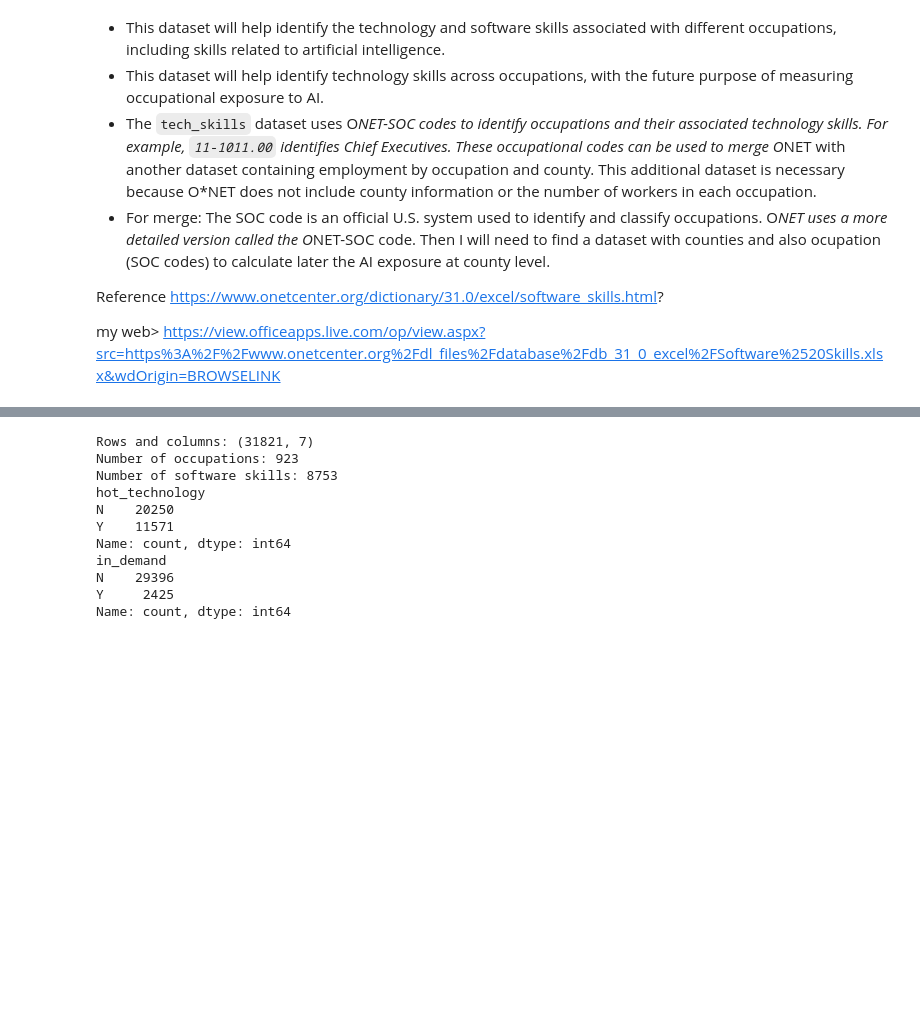
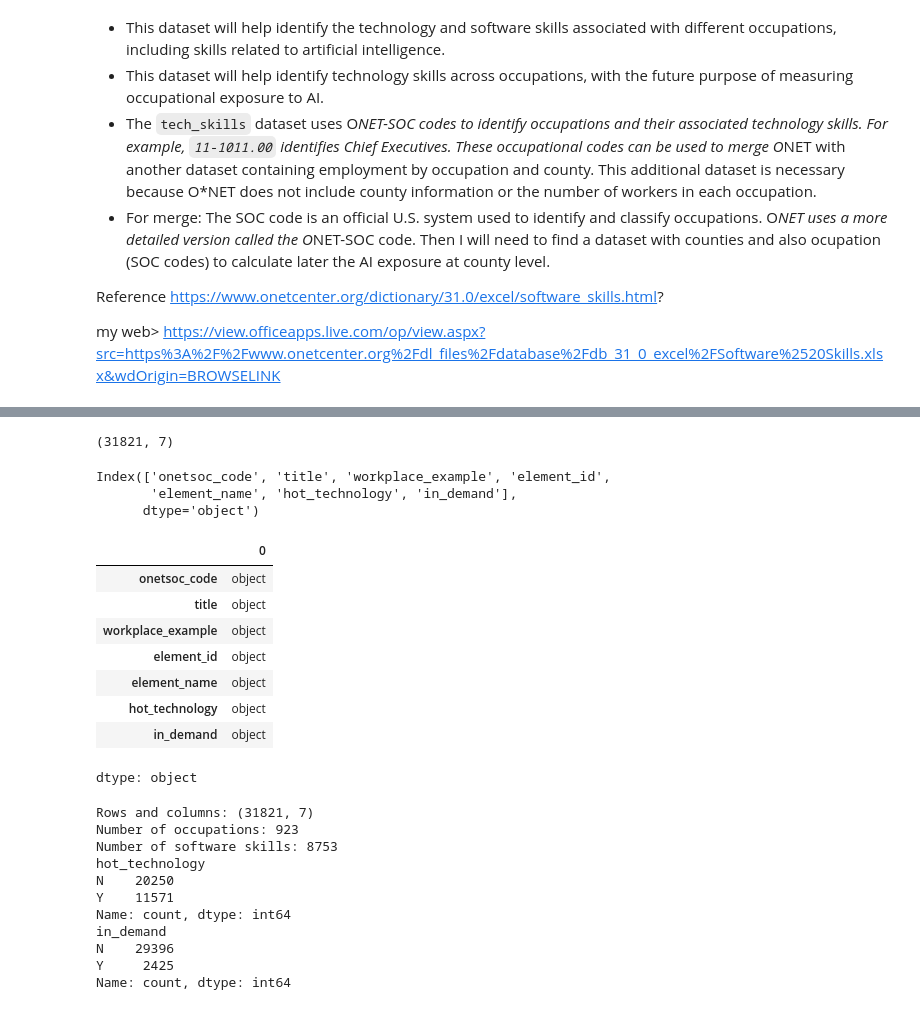
Before and after one commit to shirleyrutgers/DataManPy, a Jupyter notebook: ps1dataman.ipynb, the cells around one changed output, grey strips where cells are left out. Saved outputs shown, nothing was run; the diff lists cells and outputs as text; code cells hidden in the pictures; blank space fills up the shorter version.

```diff
--- a/ps1dataman.ipynb
+++ b/ps1dataman.ipynb
@@ -979,6 +1051,27 @@ tech_skills.head(3)
 | 0 | 11-1011.00 | Chief Executives | Adobe Acrobat | 2.E.5.b | Document management software | Y | N |
 | 1 | 11-1011.00 | Chief Executives | AdSense Tracker | 2.E.6.f | Data base user interface and quer... | N | N |
 | 2 | 11-1011.00 | Chief Executives | Atlassian JIRA | 2.E.5.a | Content workflow software | Y | N |
+# %%
+# Number of rows and columns
+tech_skills.shape
+# Variable names
+tech_skills.columns
+# Data types
+tech_skills.dtypes
+# %% [output]
+(31821, 7)
+Index(['onetsoc_code', 'title', 'workplace_example', 'element_id',
+       'element_name', 'hot_technology', 'in_demand'],
+      dtype='object')
+|  | 0 |
+| onetsoc_code | object |
+| title | object |
+| workplace_example | object |
+| element_id | object |
+| element_name | object |
+| hot_technology | object |
+| in_demand | object |
+dtype: object
 # %%
 print("Rows and columns:", tech_skills.shape)
 print("Number of occupations:", tech_skills["onetsoc_code"].nunique())
```
Also changed, not shown: parts of 21 cells of this notebook.
